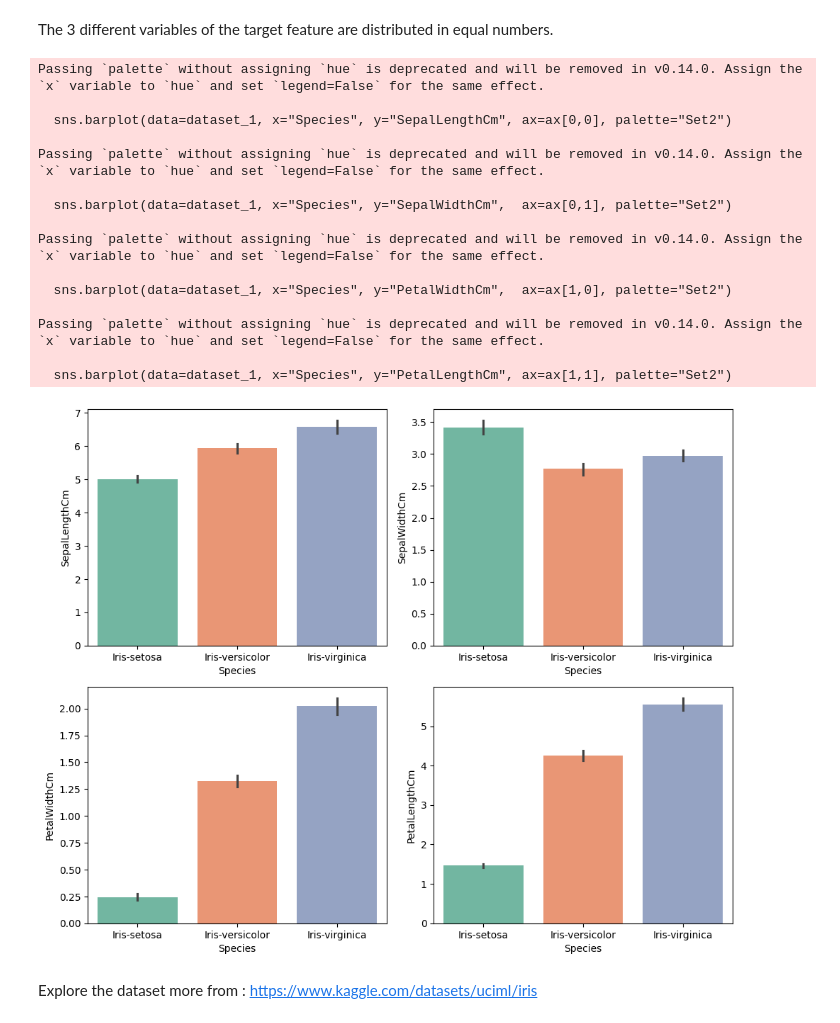
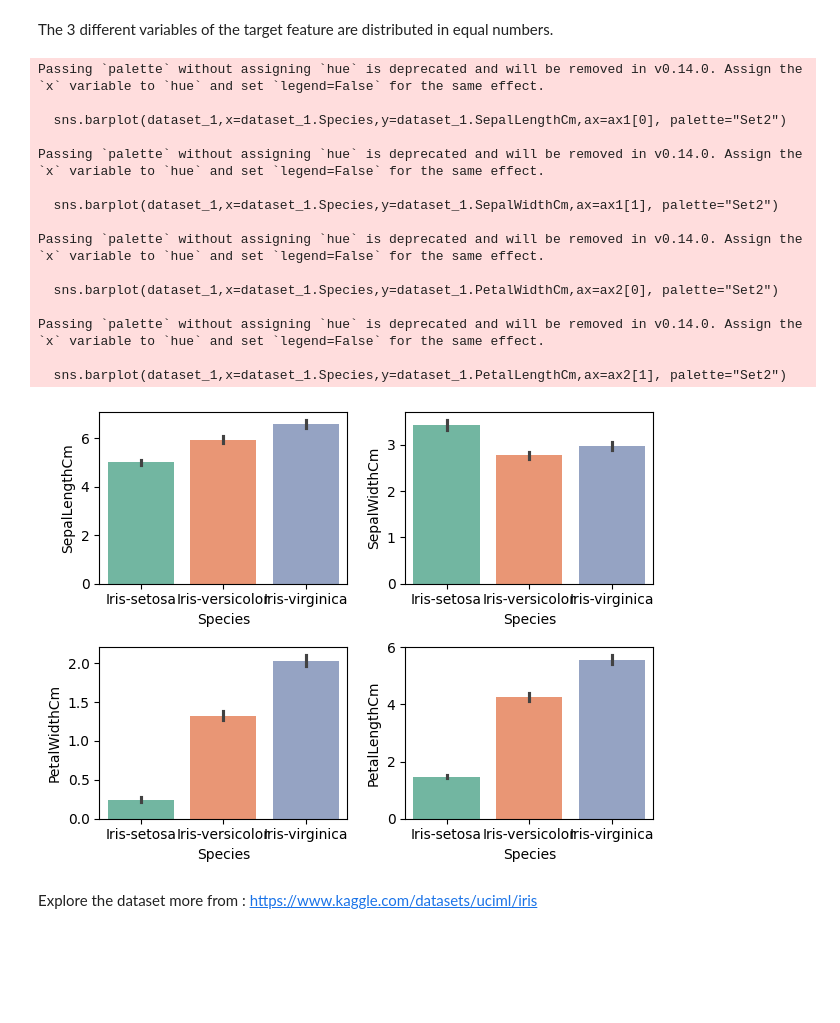
Before and after one commit to jcvancity2022/Week2-DataPreprocessing, a Jupyter notebook: Week 2.ipynb, the cells around one changed output. Cells and saved outputs as stored; diff of their text form; code cells hidden in the pictures; blank space fills up the shorter version.

```diff
--- a/Week 2.ipynb
+++ b/Week 2.ipynb
@@ -240,32 +240,30 @@ dtype: int64
 # %% [markdown]
 The 3 different variables of the target feature are distributed in equal numbers.
 # %%
-fig, ax = plt.subplots(2, 2, figsize=(10,8))
-
-sns.barplot(data=dataset_1, x="Species", y="SepalLengthCm", ax=ax[0,0], palette="Set2")
-sns.barplot(data=dataset_1, x="Species", y="SepalWidthCm",  ax=ax[0,1], palette="Set2")
-sns.barplot(data=dataset_1, x="Species", y="PetalWidthCm",  ax=ax[1,0], palette="Set2")
-sns.barplot(data=dataset_1, x="Species", y="PetalLengthCm", ax=ax[1,1], palette="Set2")
-
+fig,(ax1,ax2) = plt.subplots(2,2)
+sns.barplot(dataset_1,x=dataset_1.Species,y=dataset_1.SepalLengthCm,ax=ax1[0], palette="Set2")
+sns.barplot(dataset_1,x=dataset_1.Species,y=dataset_1.SepalWidthCm,ax=ax1[1], palette="Set2")
+sns.barplot(dataset_1,x=dataset_1.Species,y=dataset_1.PetalWidthCm,ax=ax2[0], palette="Set2")
+sns.barplot(dataset_1,x=dataset_1.Species,y=dataset_1.PetalLengthCm,ax=ax2[1], palette="Set2")
 plt.tight_layout()
 plt.show()
 # %% [output]
 Passing `palette` without assigning `hue` is deprecated and will be removed in v0.14.0. Assign the `x` variable to `hue` and set `legend=False` for the same effect.
 
-  sns.barplot(data=dataset_1, x="Species", y="SepalLengthCm", ax=ax[0,0], palette="Set2")
+  sns.barplot(dataset_1,x=dataset_1.Species,y=dataset_1.SepalLengthCm,ax=ax1[0], palette="Set2")
 
 Passing `palette` without assigning `hue` is deprecated and will be removed in v0.14.0. Assign the `x` variable to `hue` and set `legend=False` for the same effect.
 
-  sns.barplot(data=dataset_1, x="Species", y="SepalWidthCm",  ax=ax[0,1], palette="Set2")
+  sns.barplot(dataset_1,x=dataset_1.Species,y=dataset_1.SepalWidthCm,ax=ax1[1], palette="Set2")
 
 Passing `palette` without assigning `hue` is deprecated and will be removed in v0.14.0. Assign the `x` variable to `hue` and set `legend=False` for the same effect.
 
-  sns.barplot(data=dataset_1, x="Species", y="PetalWidthCm",  ax=ax[1,0], palette="Set2")
+  sns.barplot(dataset_1,x=dataset_1.Species,y=dataset_1.PetalWidthCm,ax=ax2[0], palette="Set2")
 
 Passing `palette` without assigning `hue` is deprecated and will be removed in v0.14.0. Assign the `x` variable to `hue` and set `legend=False` for the same effect.
 
-  sns.barplot(data=dataset_1, x="Species", y="PetalLengthCm", ax=ax[1,1], palette="Set2")
+  sns.barplot(dataset_1,x=dataset_1.Species,y=dataset_1.PetalLengthCm,ax=ax2[1], palette="Set2")
-[figure, old version]
+[figure, new version]
 # %% [markdown]
 Explore the dataset more from : https://www.kaggle.com/datasets/uciml/iris
 # %% [markdown]
```
